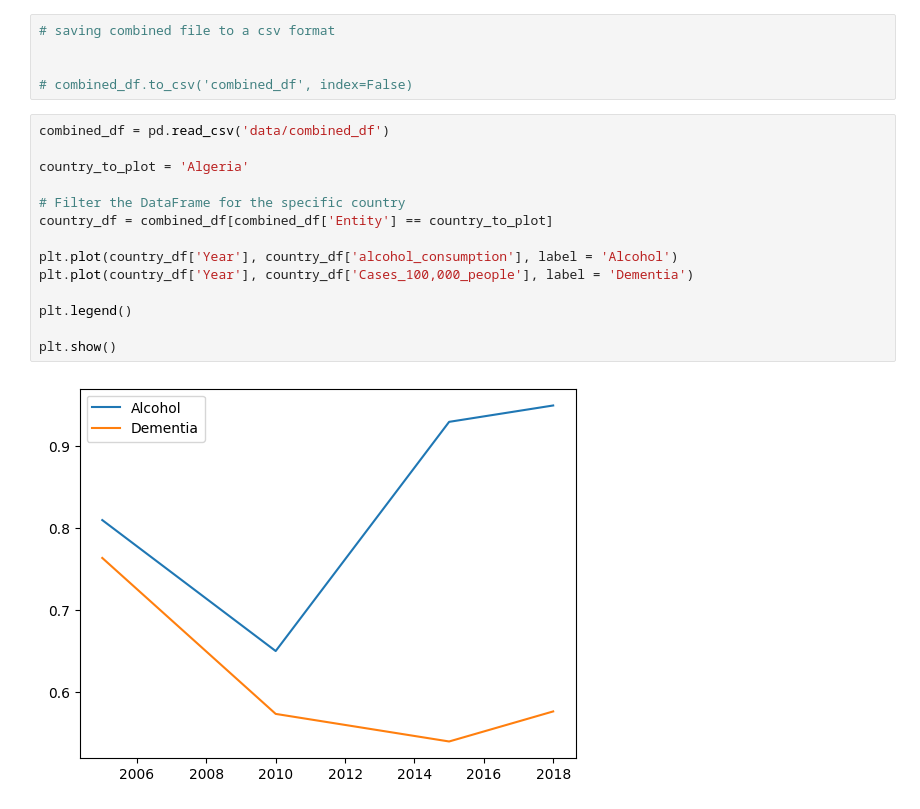
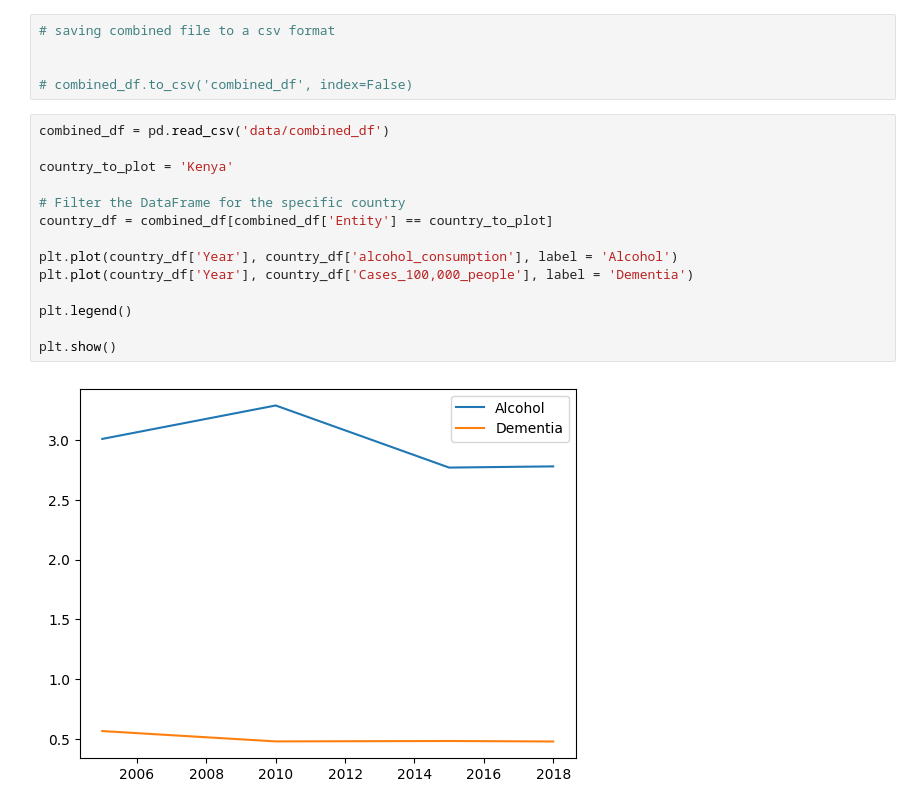
Before and after one commit to Dr-andai/dementia_shiny, a Jupyter notebook: dementia/dementia.ipynb, the cells around one changed output. Cells and saved outputs as stored; diff of their text form.

```diff
--- a/dementia/dementia.ipynb
+++ b/dementia/dementia.ipynb
@@ -182,19 +186,19 @@ combined_df.head()
 # %%
 combined_df = pd.read_csv('data/combined_df')
 
-country_to_plot = 'Algeria'
+country_to_plot = 'Kenya'
 
 # Filter the DataFrame for the specific country
 country_df = combined_df[combined_df['Entity'] == country_to_plot]
 
 plt.plot(country_df['Year'], country_df['alcohol_consumption'], label = 'Alcohol')
 plt.plot(country_df['Year'], country_df['Cases_100,000_people'], label = 'Dementia')
 
 plt.legend()
 
 plt.show()
 # %% [output]
-[figure, old version]
+[figure, new version]
 # %%
 df = combined_df
 # Initialize the figure
```
Also changed, not shown: parts of 3 cells of this notebook, 4 other files.
